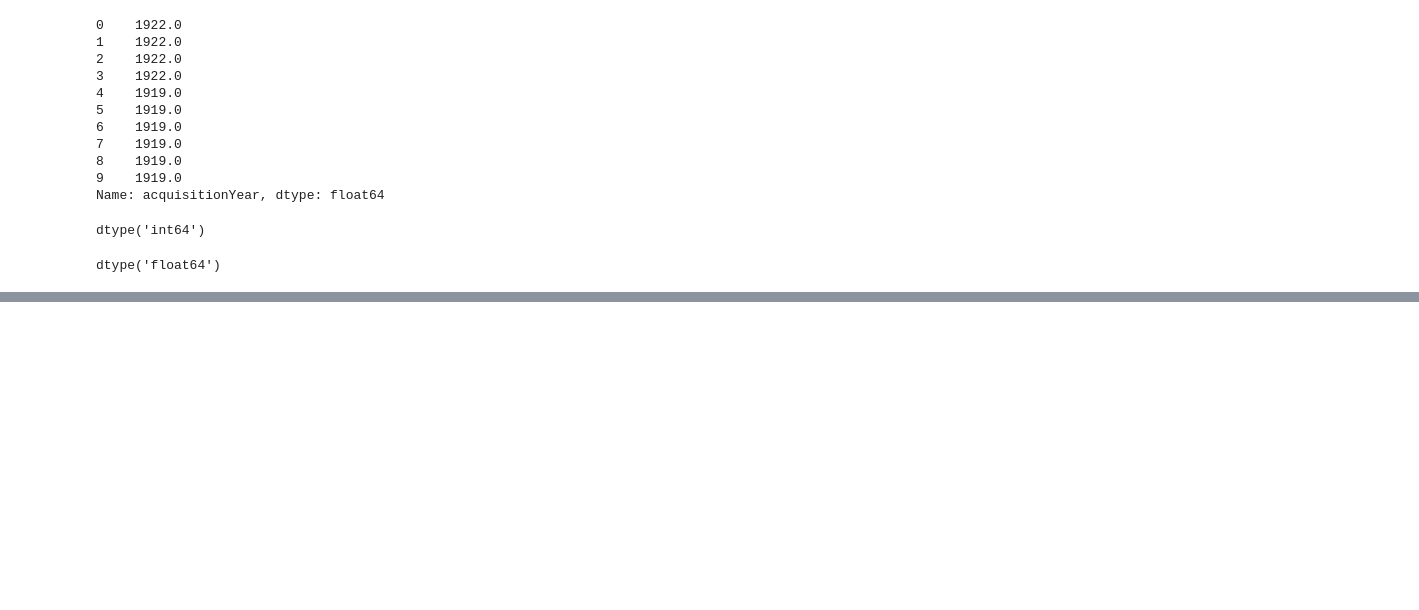
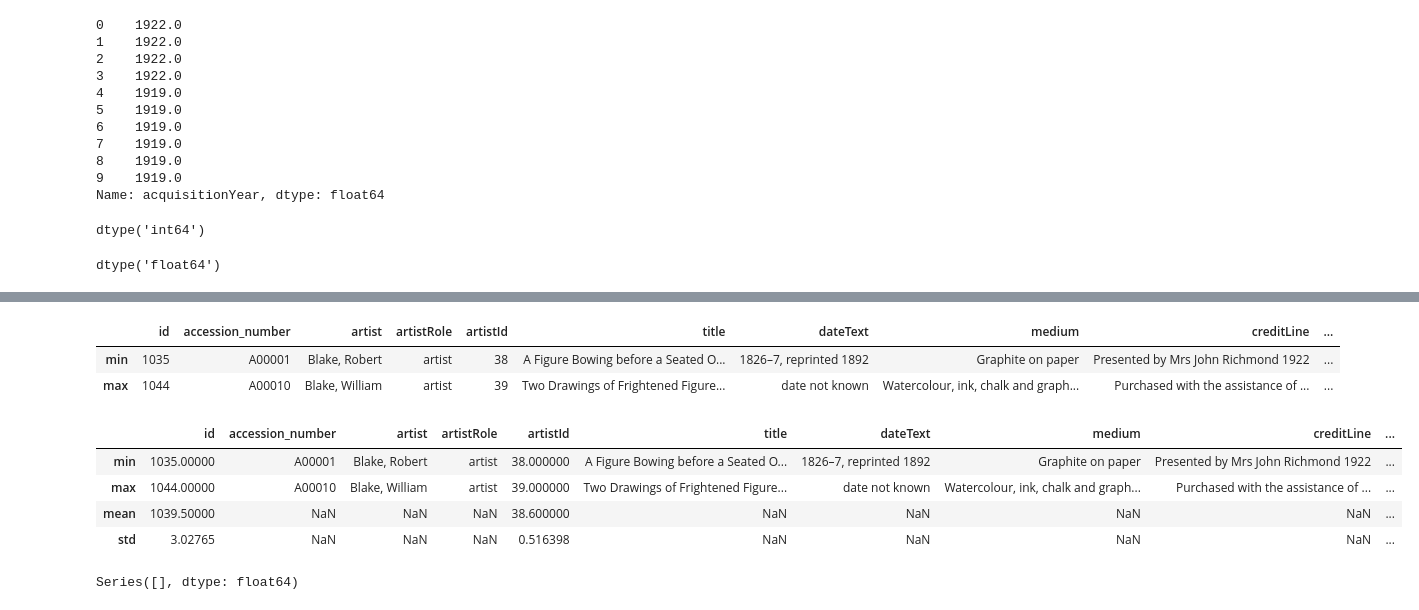
Before and after one commit to jho97/data-analyst-week-2, a Jupyter notebook: may_25/personal_work/lab_work.ipynb, the cells around one changed output, grey strips where cells are left out. Drawn from its saved outputs; the diff is of its cells as text; code cells hidden in the pictures; blank space fills up the shorter version.

```diff
--- a/may_25/personal_work/lab_work.ipynb
+++ b/may_25/personal_work/lab_work.ipynb
@@ -71,0 +173,18 @@ dtype('float64')
+# %%
+data.agg(['min', 'max'])
+# %% [output]
+|  | id | accession_number | artist | artistRole | artistId | title | dateText | medium | creditLine | ... |
+| min | 1035 | A00001 | Blake, Robert | artist | 38 | A Figure Bowing before a Seated O... | 1826–7, reprinted 1892 | Graphite on paper | Presented by Mrs John Richmond 1922 | ... |
+| max | 1044 | A00010 | Blake, William | artist | 39 | Two Drawings of Frightened Figure... | date not known | Watercolour, ink, chalk and graph... | Purchased with the assistance of ... | ... |
+# %%
+data.agg(['min', 'max', 'mean', 'std'])
+# %% [output]
+|  | id | accession_number | artist | artistRole | artistId | title | dateText | medium | creditLine | ... |
+| min | 1035.00000 | A00001 | Blake, Robert | artist | 38.000000 | A Figure Bowing before a Seated O... | 1826–7, reprinted 1892 | Graphite on paper | Presented by Mrs John Richmond 1922 | ... |
+| max | 1044.00000 | A00010 | Blake, William | artist | 39.000000 | Two Drawings of Frightened Figure... | date not known | Watercolour, ink, chalk and graph... | Purchased with the assistance of ... | ... |
+| mean | 1039.50000 | NaN | NaN | NaN | 38.600000 | NaN | NaN | NaN | NaN | ... |
+| std | 3.02765 | NaN | NaN | NaN | 0.516398 | NaN | NaN | NaN | NaN | ... |
+# %%
+data.agg('mean', axis="columns")
+# %% [output]
+Series([], dtype: float64)
```
Also changed, not shown: parts of 10 cells of this notebook.
